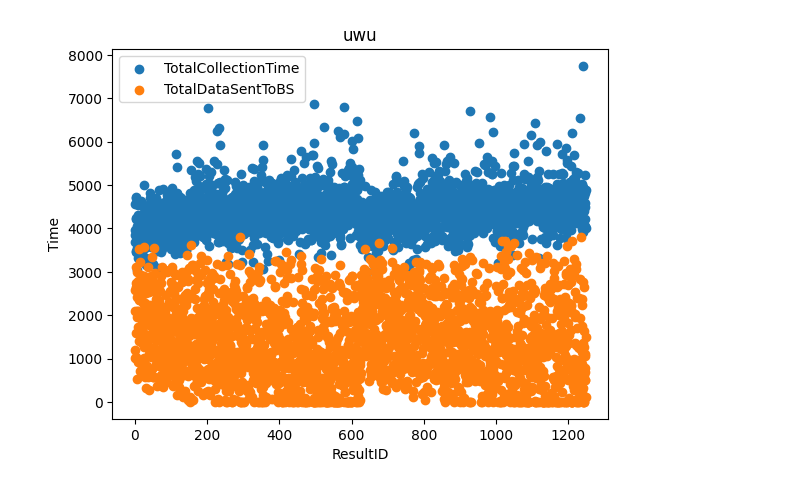
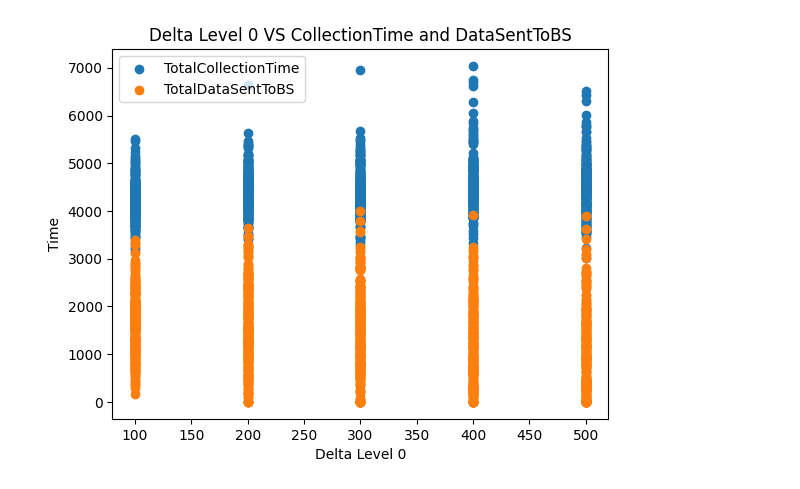
Before and after one commit to FlaneTern/FT-TDMA, a Jupyter notebook: Database/CTMCS.ipynb, the cells around one changed output. Drawn from its saved outputs; the diff is of its cells as text; code cells hidden in the pictures.

Commit message:
CTMCS 2d and 3d scatter visualization functions. (Hopefully) fully functional CTMCS simulator

```diff
--- a/Database/CTMCS.ipynb
+++ b/Database/CTMCS.ipynb
@@ -1,4 +1,5 @@
 # %%
+import matplotlib.pyplot as plt
 import mysql.connector
 
 class Database:
@@ -25,4 +26,8 @@ class Database:
                 ret.append(res)
 
             return ret
+
+def ListOfTuplesToLists(input):
+     return list(map(list, zip(*input)))
+
 Database.Initialize()
@@ -64,10 +34,37 @@ res2[2]
-# %%
-plt.title('uwu')
-plt.xlabel('ResultID')
-plt.ylabel('Time')
-plt.scatter(res2[1], res2[2])
-plt.scatter(res2[1], res2[3])
-plt.legend(['TotalCollectionTime', 'TotalDataSentToBS'])
-plt.show()
-# %% [output]
-[figure, removed]
+# %%
+def GetDataDeltaVSTime(simulation_id = 1, max_level = 2):
+    time = ListOfTuplesToLists(Database.Execute('''select result.TotalCollectionTime, result.TotalDataSentToBS from
+                       result where result.SimulationID = 1 order by result.ResultID'''))
+
+    deltaLevel = [ListOfTuplesToLists(Database.Execute(f'''select (1.0 / CTMCParameter.Value_) from result inner join CTMCParameter on result.SimulationID = CTMCParameter.SimulationID
+                       and result.ResultID = CTMCParameter.ResultID and CTMCParameter.Type_ = 'Delta' and CTMCParameter.Level_ = {level} and result.SimulationID = {simulation_id} order by result.ResultID'''))[0]
+                       for level in range(max_level)]
+
+    return time, deltaLevel
+
+def Plot2DScatterDeltaVSTime(time, deltadata, delta):
+    plt.title(f'Delta Level {delta} VS CollectionTime and DataSentToBS')
+    plt.xlabel(f'Delta Level {delta}')
+    plt.ylabel('Time')
+    plt.scatter(deltadata, time[0])
+    plt.scatter(deltadata, time[1])
+    plt.legend(['TotalCollectionTime', 'TotalDataSentToBS'])
+    plt.show()
+
+def Plot3DScatterDeltaVSTime(timeCollectedOrSent, delta1data, delta2data, zlabel, delta1 = 0, delta2 = 1):
+    fig = plt.figure()
+
+    ax = fig.add_subplot(projection='3d')
+    ax.scatter(delta1data, delta2data, timeCollectedOrSent)
+    #ax.plot_wireframe(delta1data, delta2data, timeCollectedOrSent)
+    ax.set_xlabel(f'Delta Level {delta1}')
+    ax.set_ylabel(f'Delta Level {delta2}')
+    ax.set_zlabel(zlabel)
+
+    plt.show()
+# %%
+time, deltaLevel = GetDataDeltaVSTime(1, 2)
+# %%
+Plot2DScatterDeltaVSTime(time, deltaLevel[0], 0)
+# %% [output]
+[figure, added]
```
Also changed, not shown: parts of 7 cells of this notebook, 4 other files.
